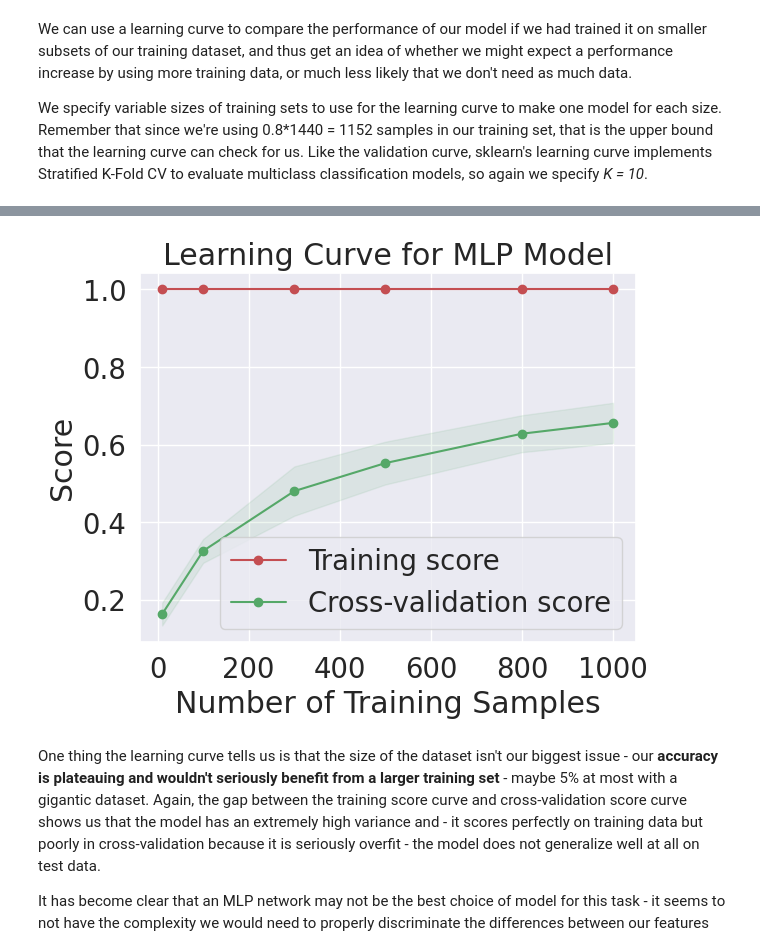
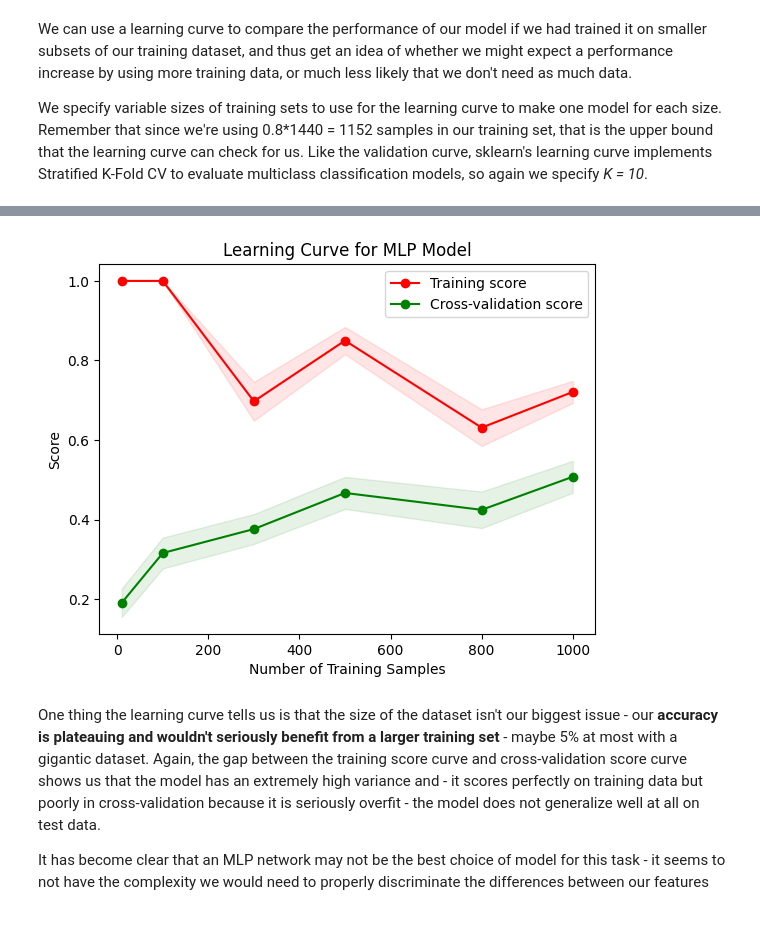
Before and after one commit to goose2711/Week4-Neural_Network, a Jupyter notebook: Week4__Neural_Networks.ipynb, the cells around one changed output, grey strips where cells are left out. Saved outputs shown, nothing was run; the diff lists cells and outputs as text; code cells hidden in the pictures; blank space fills up the shorter version.

```diff
--- a/Week4__Neural_Networks.ipynb
+++ b/Week4__Neural_Networks.ipynb
@@ -944,4 +1019,6 @@ Choose _K_ for our K-Fold CV and train the MLP classifier on each set of train/v
 # %%
+#K-Fold Cross-Validation for Merged dataset
+
 from sklearn.model_selection import StratifiedKFold
 
 kfold = StratifiedKFold(
@@ -951,22 +1028,22 @@ kfold = StratifiedKFold(
 )
 
 scores = []
-X_train=pd.DataFrame(X_train)
-y_train=pd.DataFrame(y_train)
-for train_indices, test_indices in kfold.split(X_train,y_train):
+X_trainMerged=pd.DataFrame(X_trainMerged)
+y_trainMerged=pd.DataFrame(y_trainMerged)
+for train_indices, test_indices in kfold.split(X_trainMerged,y_trainMerged):
 
 
 
-    train_x=X_train.iloc[train_indices]
-    train_y=y_train.iloc[train_indices]
+    train_xMerged=X_trainMerged.iloc[train_indices]
+    train_yMerged=y_trainMerged.iloc[train_indices]
 
-    test_x=X_train.iloc[test_indices]
-    test_y=y_train.iloc[test_indices]
+    test_xMerged=X_trainMerged.iloc[test_indices]
+    test_yMerged=y_trainMerged.iloc[test_indices]
     # fit model to training fold
-    model.fit(train_x, train_y)
+    model.fit(train_xMerged, train_yMerged)
     # score the model on validation fold
-    scores.append(model.score(test_x, test_y))
+    scores.append(model.score(test_xMerged, test_yMerged))
 
-print('KFold CV scores for MLP:');[print(f'{(100*score):.2f}%') for score in scores]
-print(f'Mean score of KFold CV for MLP: {100*np.mean(scores):.2f}% ± {100*np.std(scores):.2f}%')
+print('KFold CV scores for Merged MLP:');[print(f'{(100*score):.2f}%') for score in scores]
+print(f'Mean score of KFold CV for Merged MLP: {100*np.mean(scores):.2f}% ± {100*np.std(scores):.2f}%')
 # %% [output]
@@ -993,43 +1112,45 @@ We specify variable sizes of training sets to use for the learning curve to make
 # %%
+# learning curve for Merged dataset
+
 from sklearn.model_selection import learning_curve
 
 # Build learning curve
 train_sizes, train_scores, test_scores = learning_curve(
     model,
-    X=X_train,
-    y=y_train,
+    X=X_trainMerged,
+    y=y_trainMerged,
     cv=10,
     shuffle=True,
     random_state=69,
     n_jobs=4,
     # We have (0.8*1440)/10 = 115/1150 training samples, 1035/1150 test samples
     train_sizes=[10,100,300,500,800, 1000] # bounded at 1035 for this dataset for 10-fold cv
 )
 # Get errors for learning curve
 train_scores_mean = np.mean(train_scores, axis=1)
 train_scores_std = np.std(train_scores, axis=1)
 test_scores_mean = np.mean(test_scores, axis=1)
 test_scores_std = np.std(test_scores, axis=1)
 
 # Plot learning curve
 plt.figure()
 plt.fill_between(train_sizes, train_scores_mean - train_scores_std,
                      train_scores_mean + train_scores_std, alpha=0.1,
                      color="r")
 plt.fill_between(train_sizes, test_scores_mean - test_scores_std,
                      test_scores_mean + test_scores_std, alpha=0.1,
                      color="g")
 plt.plot(train_sizes, train_scores_mean, 'o-', color="r",
              label="Training score")
 plt.plot(train_sizes, test_scores_mean, 'o-', color="g",
              label="Cross-validation score")
 plt.title('Learning Curve for MLP Model')
 plt.xlabel('Number of Training Samples')
 plt.ylabel('Score')
 plt.legend(loc="best")
 plt.show()
 # %% [output]
-[figure, old version]
+[figure, new version]
 # %% [markdown]
 One thing the learning curve tells us is that the size of the dataset isn't our biggest issue - our **accuracy is plateauing and wouldn't seriously benefit from a larger training set** - maybe 5% at most with a gigantic dataset. Again, the gap between the training score curve and cross-validation score curve shows us that the model has an extremely high variance and - it scores perfectly on training data but poorly in cross-validation because it is seriously overfit - the model does not generalize well at all on test data.
 
```
Also changed, not shown: parts of 9 cells of this notebook.
